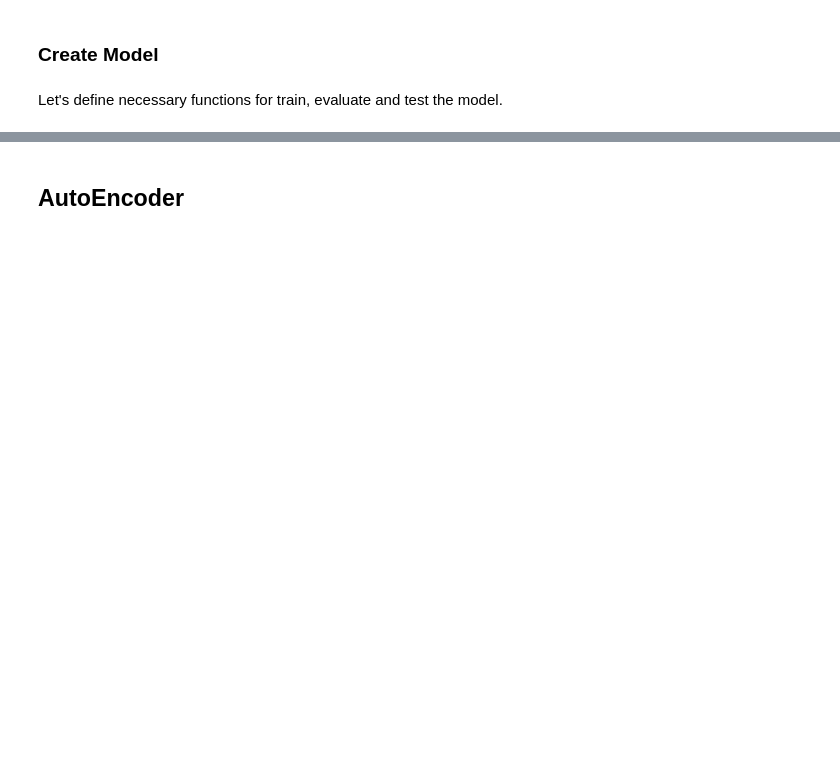
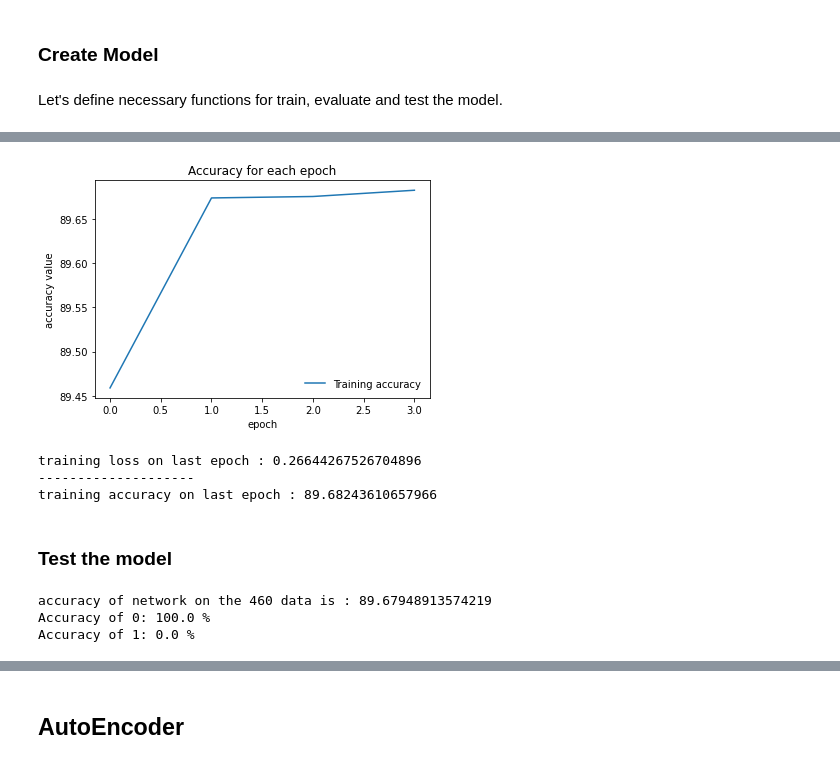
Before and after one commit to ZahraDehghani99/Heart-Disease-Health-Indicators-Dataset, a Jupyter notebook: heart_disease_classification.ipynb, the cells around one changed output, grey strips where cells are left out. Drawn from its saved outputs; the diff is of its cells as text; code cells hidden in the pictures; blank space fills up the shorter version.

```diff
--- a/heart_disease_classification.ipynb
+++ b/heart_disease_classification.ipynb
@@ -537,0 +638,29 @@ def test(model1, test_loader):
+# %%
+#Training and validation accuracy
+plt.plot(train_acc, label='Training accuracy')
+plt.legend(frameon=False)
+plt.xlabel('epoch')
+plt.ylabel('accuracy value')
+plt.title("Accuracy for each epoch")
+plt.show()
+# %% [output]
+[figure, added]
+# %%
+print(f'training loss on last epoch : {train_loss[-1]}')
+print('-'*20)
+print(f'training accuracy on last epoch : {train_acc[-1]}')
+# %% [output]
+training loss on last epoch : 0.26644267526704896
+--------------------
+training accuracy on last epoch : 89.68243610657966
+# %% [markdown]
+### Test the model
+# %%
+num_class =2
+classes = ['0', '1']
+
+y_pred_test, y_actual_test = test(model, test_loader)
+# %% [output]
+accuracy of network on the 460 data is : 89.67948913574219
+Accuracy of 0: 100.0 %
+Accuracy of 1: 0.0 %
```
Also changed, not shown: parts of 38 cells of this notebook.
